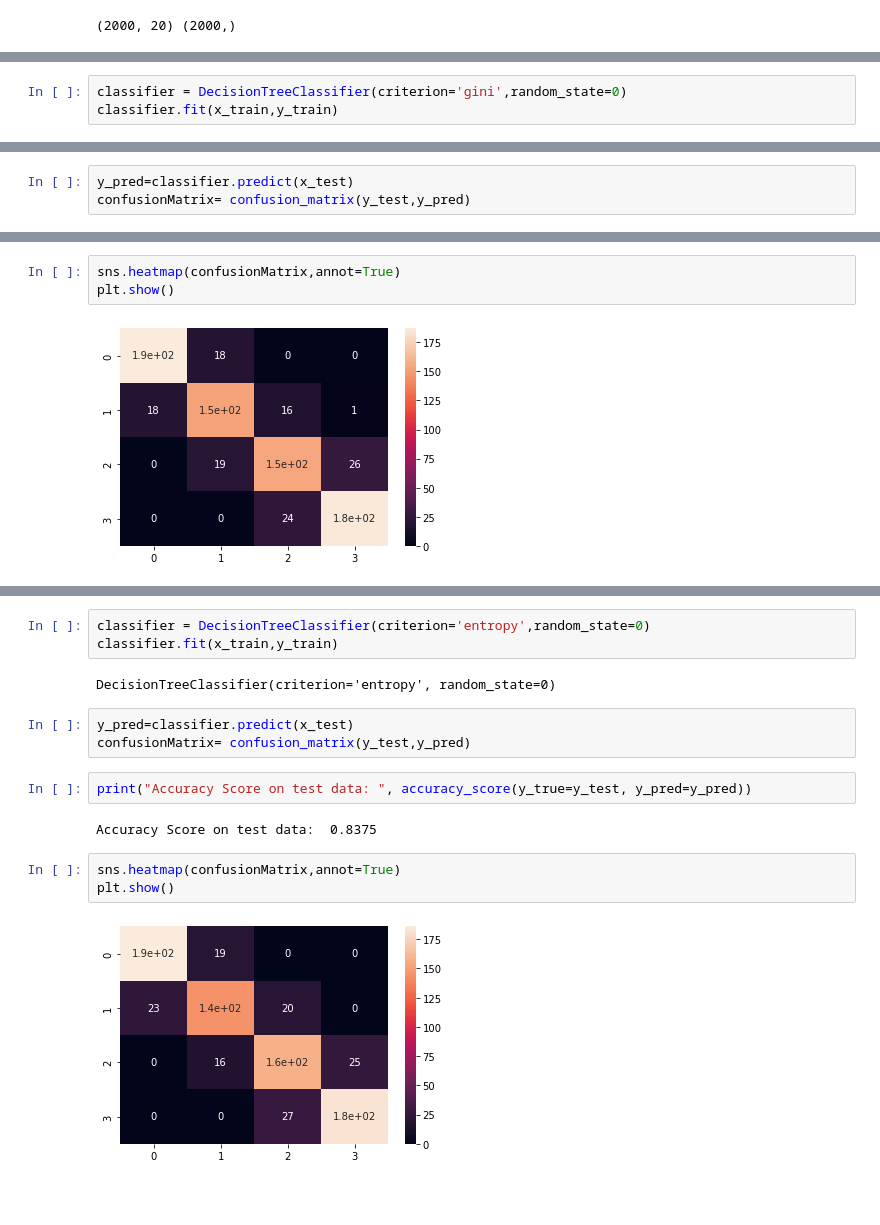
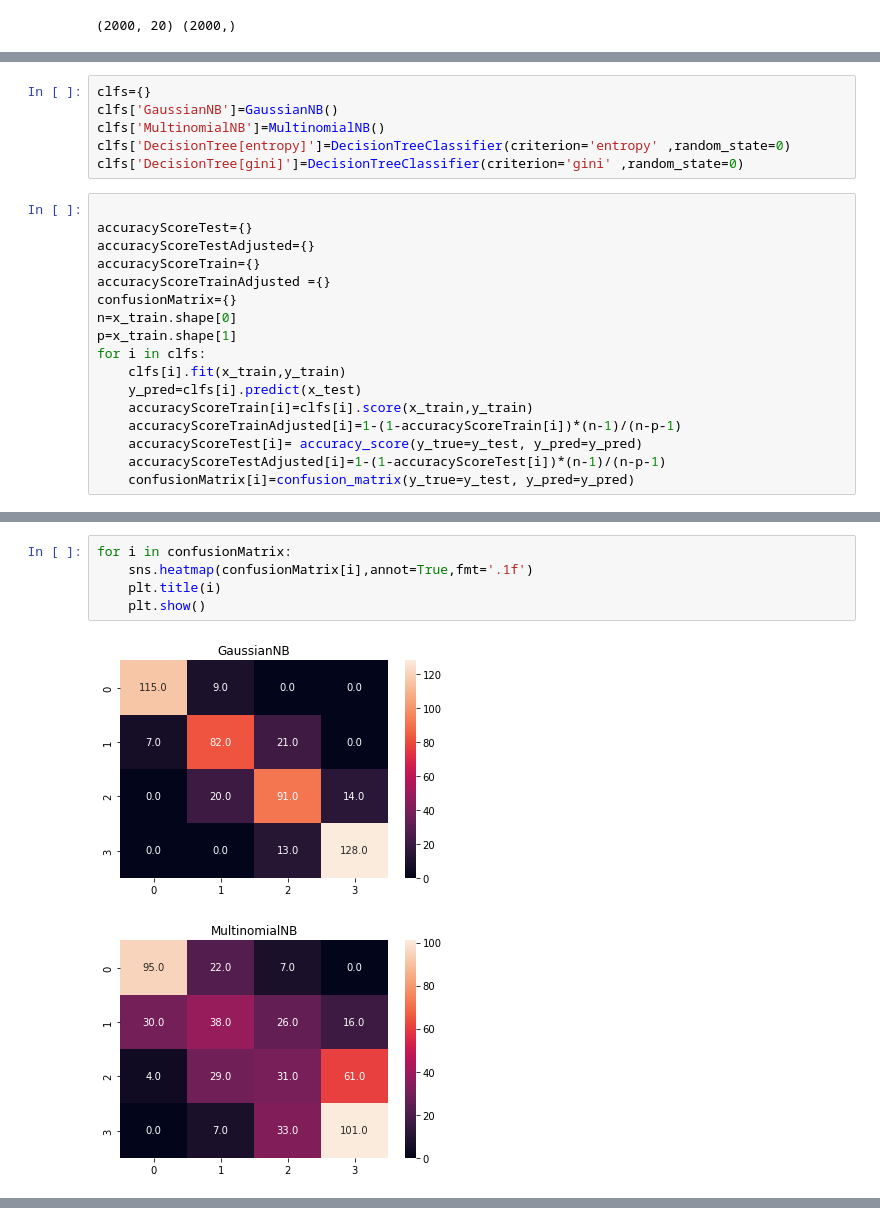
Before and after one commit to aouees/data-minning-homework, a Jupyter notebook: W9/Classification.ipynb, the cells around one changed output, grey strips where cells are left out. Drawn from its saved outputs; the diff is of its cells as text; blank space fills up the shorter version.

```diff
--- a/W9/Classification.ipynb
+++ b/W9/Classification.ipynb
@@ -101,3 +101,0 @@ y_test shape is  (800,)
-# %%
-classifier = DecisionTreeClassifier(criterion='gini',random_state=0)
-classifier.fit(x_train,y_train)
@@ -106,3 +101,0 @@ DecisionTreeClassifier(random_state=0)
-# %%
-y_pred=classifier.predict(x_test)
-confusionMatrix= confusion_matrix(y_test,y_pred)
@@ -112,0 +102,23 @@ Accuracy Score on test data:  0.8475
+# %%
+clfs={}
+clfs['GaussianNB']=GaussianNB()
+clfs['MultinomialNB']=MultinomialNB()
+clfs['DecisionTree[entropy]']=DecisionTreeClassifier(criterion='entropy' ,random_state=0)
+clfs['DecisionTree[gini]']=DecisionTreeClassifier(criterion='gini' ,random_state=0)
+# %%
+
+accuracyScoreTest={}
+accuracyScoreTestAdjusted={}
+accuracyScoreTrain={}
+accuracyScoreTrainAdjusted ={}
+confusionMatrix={}
+n=x_train.shape[0]
+p=x_train.shape[1]
+for i in clfs:
+    clfs[i].fit(x_train,y_train)
+    y_pred=clfs[i].predict(x_test)
+    accuracyScoreTrain[i]=clfs[i].score(x_train,y_train)
+    accuracyScoreTrainAdjusted[i]=1-(1-accuracyScoreTrain[i])*(n-1)/(n-p-1)
+    accuracyScoreTest[i]= accuracy_score(y_true=y_test, y_pred=y_pred)
+    accuracyScoreTestAdjusted[i]=1-(1-accuracyScoreTest[i])*(n-1)/(n-p-1)
+    confusionMatrix[i]=confusion_matrix(y_true=y_test, y_pred=y_pred)
@@ -113,5 +137,8 @@ Accuracy Score on test data:  0.8475
 # %%
-sns.heatmap(confusionMatrix,annot=True)
-plt.show()
+for i in confusionMatrix:
+    sns.heatmap(confusionMatrix[i],annot=True,fmt='.1f')
+    plt.title(i)
+    plt.show()
 # %% [output]
-[figure, old version]
+[figure, new version]
+[figure, added]
@@ -118,17 +146,0 @@ plt.show()
-# %%
-classifier = DecisionTreeClassifier(criterion='entropy',random_state=0)
-classifier.fit(x_train,y_train)
-# %% [output]
-DecisionTreeClassifier(criterion='entropy', random_state=0)
-# %%
-y_pred=classifier.predict(x_test)
-confusionMatrix= confusion_matrix(y_test,y_pred)
-# %%
-print("Accuracy Score on test data: ", accuracy_score(y_true=y_test, y_pred=y_pred))
-# %% [output]
-Accuracy Score on test data:  0.8375
-# %%
-sns.heatmap(confusionMatrix,annot=True)
-plt.show()
-# %% [output]
-[figure, removed]
```
Also changed, not shown: parts of 8 cells of this notebook.
